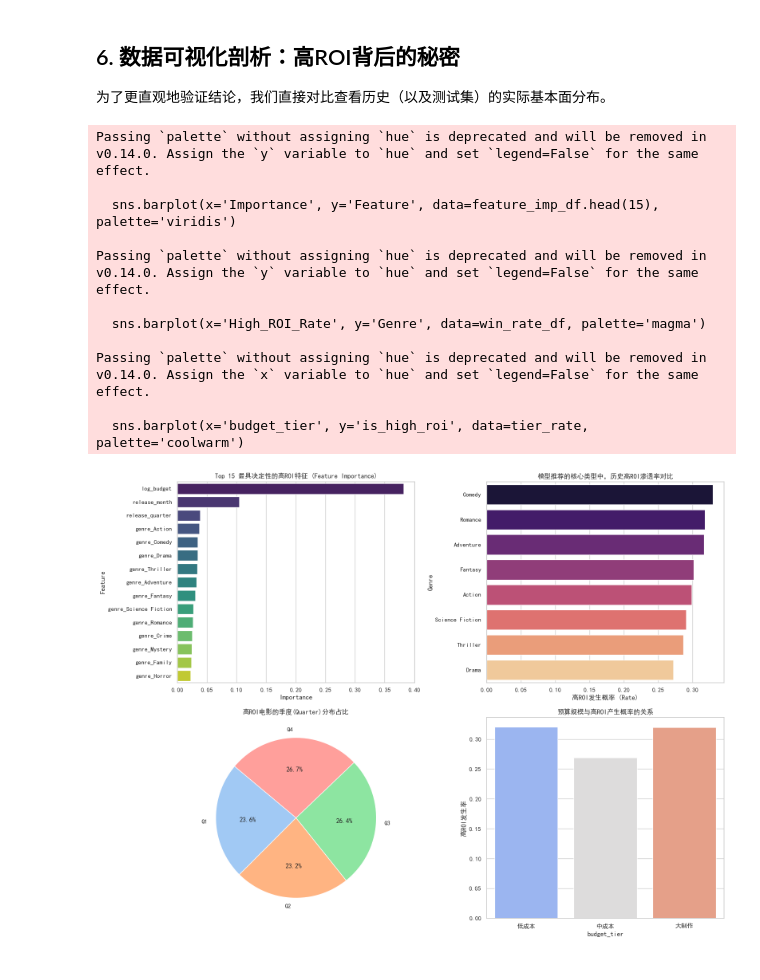
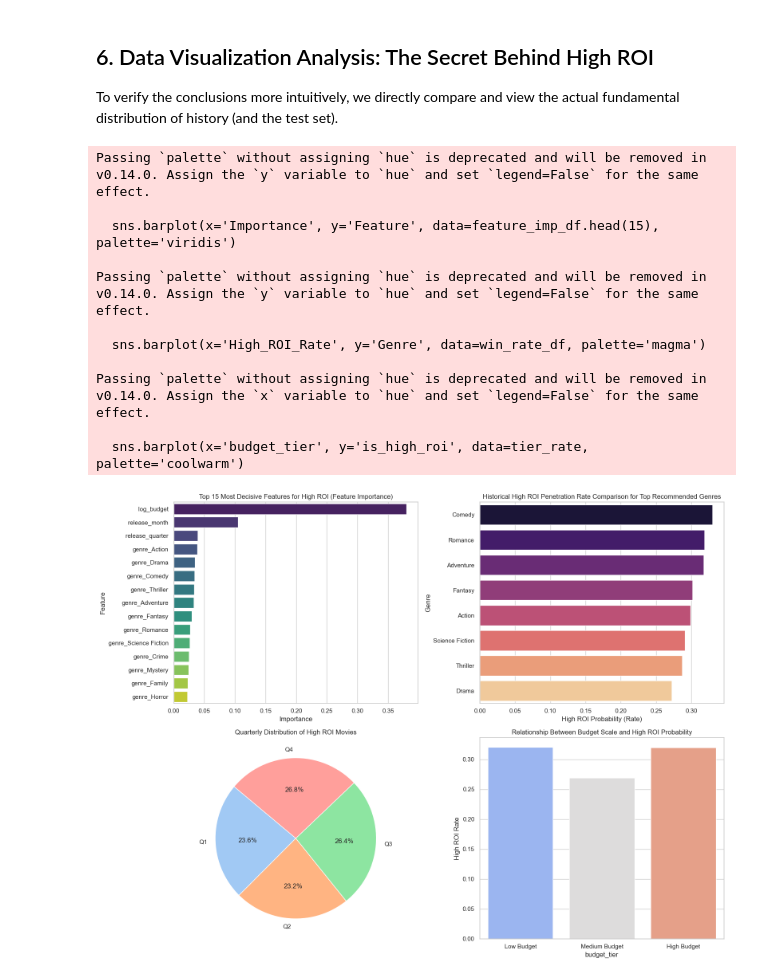
Before and after one commit to 2578922967-hash/AIDM7400_Project, a Jupyter notebook: notebooks/05_Modeling_RQ3_ROI.ipynb, the cells around one changed output. Cells and saved outputs as stored; diff of their text form; code cells hidden in the pictures.

Commit message:
Translate RQ3 notebook to English and update analysis figures

```diff
--- a/notebooks/05_Modeling_RQ3_ROI.ipynb
+++ b/notebooks/05_Modeling_RQ3_ROI.ipynb
@@ -25,13 +25,11 @@ from sklearn.ensemble import RandomForestClassifier
 from sklearn.metrics import accuracy_score, f1_score, confusion_matrix, classification_report
 import ast
 
-# 防止中文乱码、设置白底黑字风格
-plt.rcParams['font.sans-serif'] = ['SimHei']  # 用来正常显示中文标签
-plt.rcParams['axes.unicode_minus'] = False    # 用来正常显示负号
-sns.set(style="whitegrid", font='SimHei')
+# Set style
+sns.set(style="whitegrid")
 pd.set_option('display.max_columns', None)
 
-# 1. 加载预处理好的数据
+# 1. Load Processed Data
 PROCESSED_DATA_PATH = '../data/processed/clean_tmdb_movies.csv'
 TEST_DATA_PATH = '../data/processed/test_tmdb_movies.csv'
 
@@ -40,20 +38,20 @@ try:
     df_test = pd.read_csv(TEST_DATA_PATH)
     df = pd.concat([df_train, df_test], ignore_index=True)
 except FileNotFoundError:
-    # 兼容回退到原始数据集或跳过模拟
+    # Fallback to raw data or skip simulation
     print("Processed files not found, loading raw file to simulate...")
     df = pd.read_csv('../data/raw/TMDB_movie_dataset_v11.csv')
 
-# 解析列表列
+# Parse list columns
 if df['genres'].dtype == object and df['genres'].str.startswith('[').any():
     df['genres'] = df['genres'].apply(lambda x: ast.literal_eval(x) if isinstance(x, str) else [])
 
-# 确保有日期列，并且为datetime格式 (虽然 01 已经处理，为保险起见再转一次)
+# Ensure date column exists and is datetime format
 if 'release_date' in df.columns:
     df['release_date'] = pd.to_datetime(df['release_date'], errors='coerce')
 
-# ROI 和 基础过滤 (Budget > 10000等) 已在 01_Data_Cleaning 笔记本中完成
-# 这里我们直接确认即可
-print(f"经过 01_Data_Cleaning 预处理后加载的数据量: {df.shape}")
+# ROI and basic filtering (Budget > 10000 etc.) already done in 01_Data_Cleaning
+# Just verify here
+print(f"Data loaded after 01_Data_Cleaning: {df.shape}")
 display(df.head(2))
 # %% [output]
@@ -238,14 +236,14 @@ display(season_imp.sort_values(by='Importance', ascending=False).head(3))
 # %% [markdown]
-## 6. 数据可视化剖析：高ROI背后的秘密
+## 6. Data Visualization Analysis: The Secret Behind High ROI
 
-为了更直观地验证结论，我们直接对比查看历史（以及测试集）的实际基本面分布。
+To verify the conclusions more intuitively, we directly compare and view the actual fundamental distribution of history (and the test set).
 # %%
 plt.figure(figsize=(16, 12))
 
-# 6.1 特征重要度条形图 (Top 20 特征)
+# 6.1 Feature Importance Bar Chart (Top 15 Features)
 plt.subplot(2, 2, 1)
 sns.barplot(x='Importance', y='Feature', data=feature_imp_df.head(15), palette='viridis')
-plt.title('Top 15 最具决定性的高ROI特征 (Feature Importance)')
+plt.title('Top 15 Most Decisive Features for High ROI (Feature Importance)')
 
 # 6.2 各大类型电影的 高ROI占比 (基于历史数据统计)
 # 我们抓取最重要的前8大分类，在训练集中看它们的均值（即高ROI比率）
@@ -260,42 +258,42 @@ win_rate_df = pd.DataFrame(genre_win_rates).sort_values(by='High_ROI_Rate', asce
 
 plt.subplot(2, 2, 2)
 sns.barplot(x='High_ROI_Rate', y='Genre', data=win_rate_df, palette='magma')
-plt.title('模型推荐的核心类型中，历史高ROI渗透率对比')
-plt.xlabel('高ROI发生概率 (Rate)')
+plt.title('Historical High ROI Penetration Rate Comparison for Top Recommended Genres')
+plt.xlabel('High ROI Probability (Rate)')
 
-# 6.3 档期分布饼图：高ROI电影常在哪个季度上映？
+# 6.3 Release Quarter Distribution: Which Quarter do High ROI Movies Often Release?
 high_roi_movies = df_modeling[df_modeling['is_high_roi'] == 1]
 quarter_counts = high_roi_movies['release_quarter'].value_counts().sort_index()
 
 plt.subplot(2, 2, 3)
 plt.pie(quarter_counts, labels=[f'Q{q}' for q in quarter_counts.index],
         autopct='%1.1f%%', startangle=140, colors=sns.color_palette('pastel'))
-plt.title('高ROI电影的季度(Quarter)分布占比')
+plt.title('Quarterly Distribution of High ROI Movies')
 
-# 6.4 预算区间(Bins)的高ROI发生率
-# 将对数Budget分为3个桶：低成本、中成本、大规模制作
-df_modeling['budget_tier'] = pd.qcut(df_modeling['budget'], q=3, labels=['低成本', '中成本', '大制作'])
+# 6.4 High ROI Rate by Budget Tiers
+# Split budget into 3 buckets: Low Cost, Medium Cost, High Budget
+df_modeling['budget_tier'] = pd.qcut(df_modeling['budget'], q=3, labels=['Low Budget', 'Medium Budget', 'High Budget'])
 tier_rate = df_modeling.groupby('budget_tier', observed=True)['is_high_roi'].mean().reset_index()
 
 plt.subplot(2, 2, 4)
 sns.barplot(x='budget_tier', y='is_high_roi', data=tier_rate, palette='coolwarm')
-plt.title('预算规模与高ROI产生概率的关系')
-plt.ylabel('高ROI发生率')
+plt.title('Relationship Between Budget Scale and High ROI Probability')
+plt.ylabel('High ROI Rate')
 
 plt.tight_layout()
 plt.savefig('../reports/figures/rq3_revised_future_trends.png', dpi=300)
 plt.show()
 # %% [output]
 Passing `palette` without assigning `hue` is deprecated and will be removed in v0.14.0. Assign the `y` variable to `hue` and set `legend=False` for the same effect.
 
   sns.barplot(x='Importance', y='Feature', data=feature_imp_df.head(15), palette='viridis')
 
 Passing `palette` without assigning `hue` is deprecated and will be removed in v0.14.0. Assign the `y` variable to `hue` and set `legend=False` for the same effect.
 
   sns.barplot(x='High_ROI_Rate', y='Genre', data=win_rate_df, palette='magma')
 
 Passing `palette` without assigning `hue` is deprecated and will be removed in v0.14.0. Assign the `x` variable to `hue` and set `legend=False` for the same effect.
 
   sns.barplot(x='budget_tier', y='is_high_roi', data=tier_rate, palette='coolwarm')
-[figure, old version]
+[figure, new version]
 # %% [markdown]
```
Also changed, not shown: parts of 11 cells of this notebook, 5 other files.
